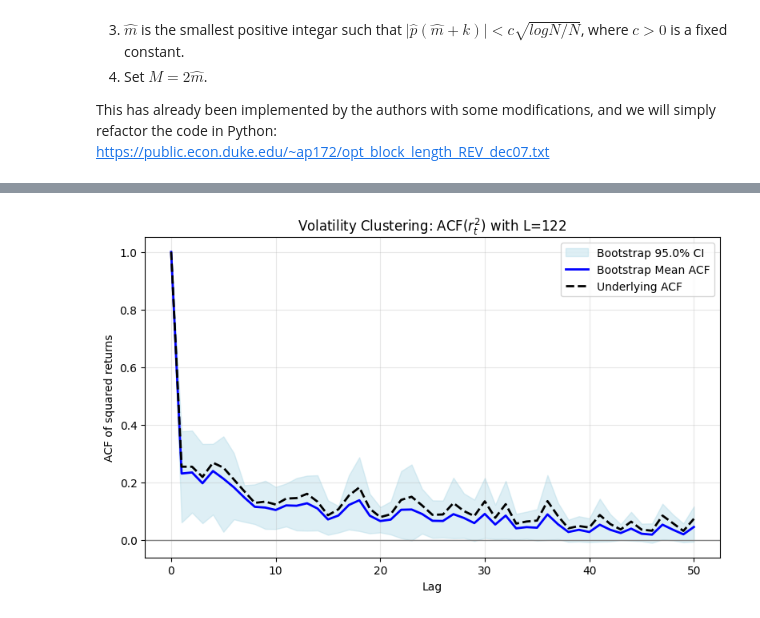
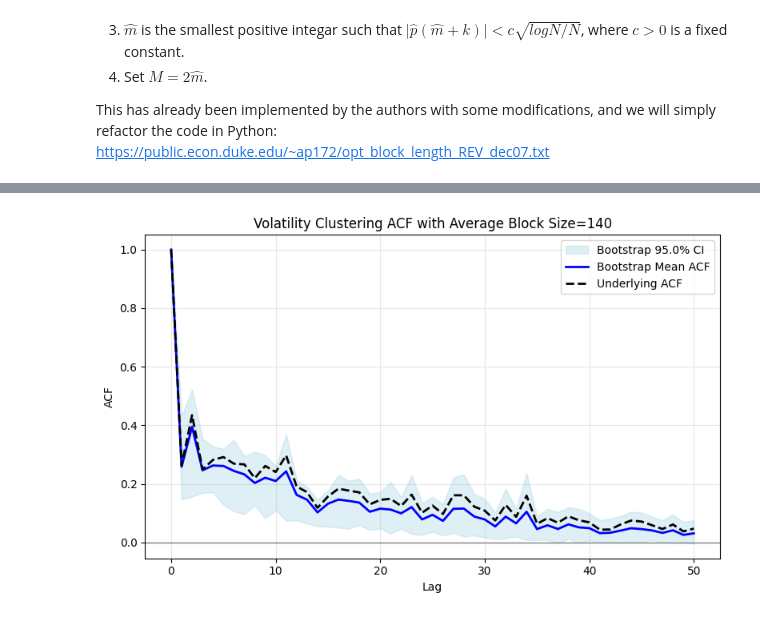
Before and after one commit to finnlimjc/Automatic-Block-Selection-for-Financial-Bootstrapping, a Jupyter notebook: notebooks/automatic_block_selection.ipynb, the cells around one changed output, grey strips where cells are left out. Cells and saved outputs as stored; diff of their text form; code cells hidden in the pictures.

```diff
--- a/notebooks/automatic_block_selection.ipynb
+++ b/notebooks/automatic_block_selection.ipynb
@@ -49,7 +49,7 @@ class YahooFinance:
         return df
 # %%
 params = {
-    'symbol': 'GDX',
+    'symbol': 'SPY',
     'start_date': '2000-01-01',
     'end_date': '2025-12-31'
 }
@@ -80,9 +80,9 @@ Nonetheless, there will be limitations:
 - **Long-memory volatility**: Requires very large blocks, which reduces resample diversity.
 - **No new volatility shocks or unseen data**: Bootstrap cannot create what was not observed.
 # %%
-def stationary_bootstrap(returns:np.ndarray, n_sims:int=1, t:int=252, avg_block_size:int=None, seed:int=None) -> np.ndarray:
+def stationary_bootstrap(data:np.ndarray, n_sims:int=1, t:int=252, avg_block_size:int=None, seed:int=None) -> np.ndarray:
     rng = np.random.default_rng(seed)
-    T = len(returns)
+    T = len(data)
     sims = np.zeros((n_sims, t))
     if avg_block_size is None:
         avg_block_size = int(np.floor(T**(1/3)))
@@ -97,7 +97,7 @@ def stationary_bootstrap(returns:np.ndarray, n_sims:int=1, t:int=252, avg_block_
             else:
                 idx = (idx + 1) % T #Implement circular indexing
 
-            sims[i, array_idx] = returns[idx]
+            sims[i, array_idx] = data[idx]
             array_idx += 1
 
     return sims
@@ -316,11 +336,5 @@ class VolCluster:
 # %%
-steps = len(data)
-max_lag = 50
-alpha = 0.05
-seed = 123
-
-sims = stationary_bootstrap(data, n_sims=1000, t=steps, avg_block_size=avg_block_size, seed=seed)
-vc = VolCluster(data, sims, max_lag, alpha)
-fig1 = vc.plot_acf_band(avg_block_size=avg_block_size)
+vc = ACFPlot(data**2, sims**2, max_lag, alpha)
+fig1 = vc.plot_acf_band(title=f'Volatility Clustering ACF with Average Block Size={avg_block_size}')
 # %% [output]
-[figure, old version]
+[figure, new version]
```
Also changed, not shown: parts of 21 cells of this notebook, 8 other files.
